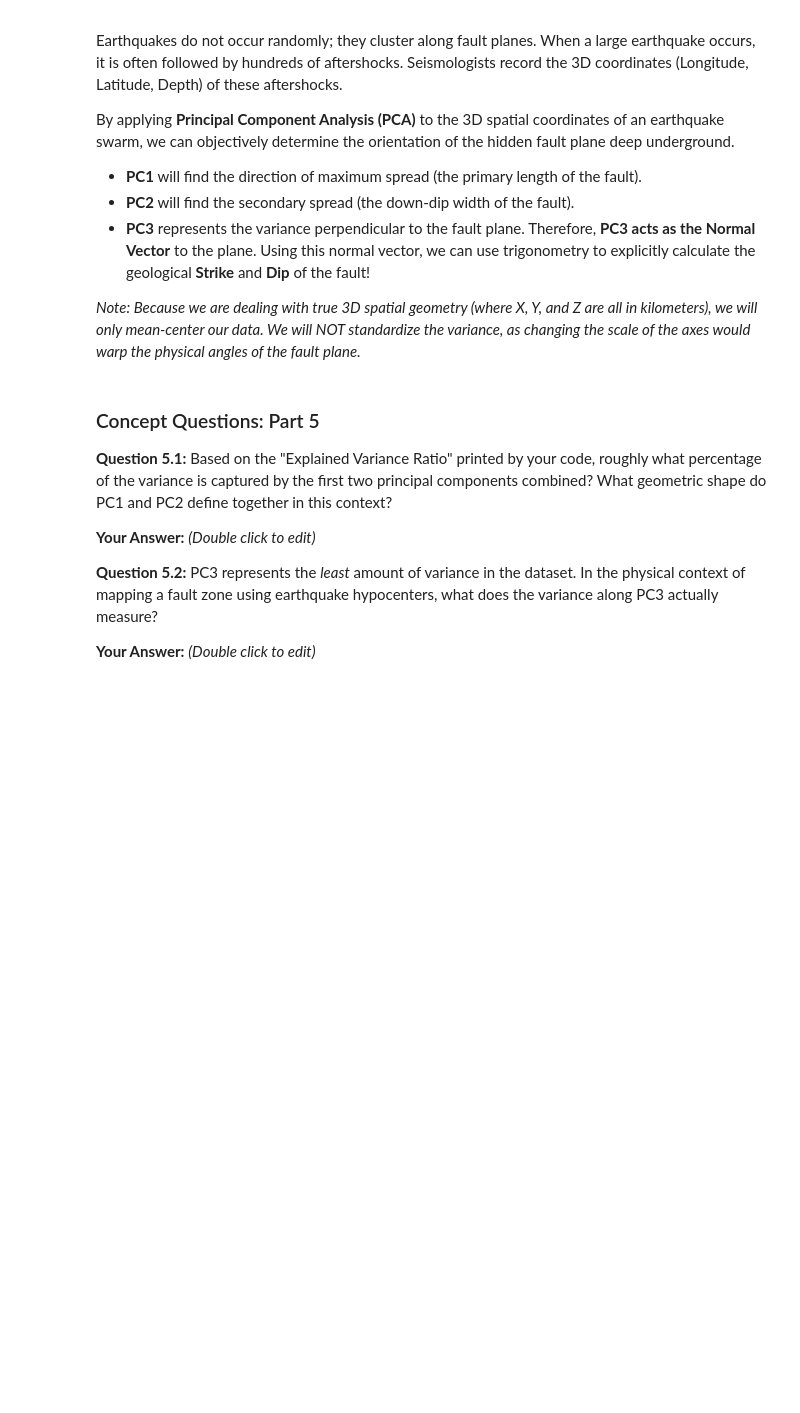
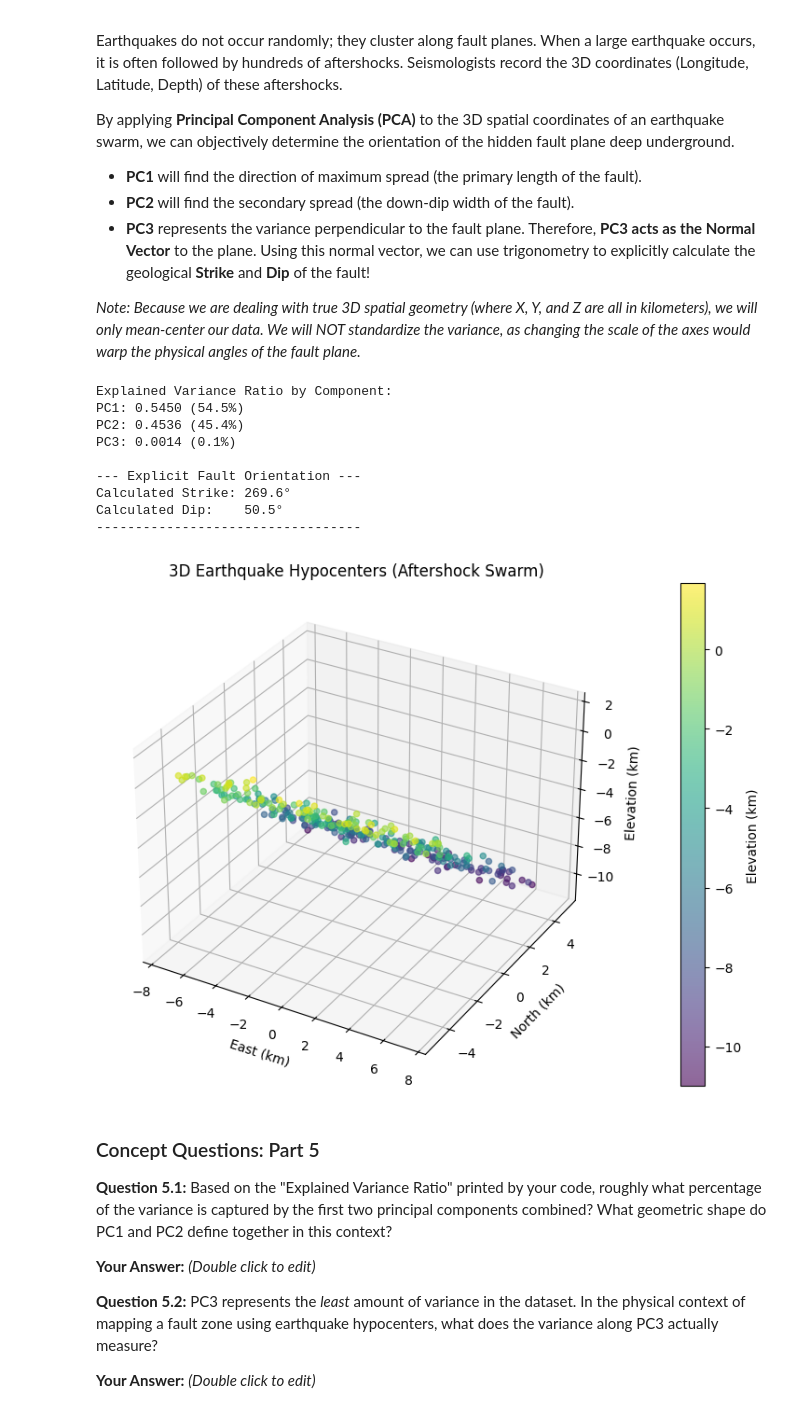
Before and after one commit to a-walk12/ES2245-Repository, a Jupyter notebook: ES2245_lab10.ipynb, the cells around one changed output. Cells and saved outputs as stored; diff of their text form; code cells hidden in the pictures; blank space fills up the shorter version.

```diff
--- a/ES2245_lab10.ipynb
+++ b/ES2245_lab10.ipynb
@@ -299,7 +303,7 @@ centered_eq = df_eq - df_eq.mean()
 
 # YOUR CODE HERE: Apply PCA to the 3D spatial data (set n_components=3)
 pca_eq = PCA(n_components=3)
-pc_array = pca.fit_transform(centered_eq)
+pca_eq.fit_transform(centered_eq)
 
 
 # UNCOMMENT the lines below once you have fitted your PCA model
@@ -312,43 +316,54 @@ for i, var in enumerate(pca_eq.explained_variance_ratio_):
 # =====================================================================
 
 # YOUR CODE HERE: Extract the 3rd principal component (the normal vector to the fault plane)
 # Hint: Look at the `components_` attribute of your fitted PCA object. Remember Python uses 0-based indexing.
-# nx, ny, nz =
+nx, ny, nz = pca_eq.components_[2]
 
 
 # Ensure normal vector points generally upwards for standard dip calculation
 # UNCOMMENT below once nx, ny, nz are defined
-# if nz < 0:
-#     nx, ny, nz = -nx, -ny, -nz
+if nz < 0:
+    nx, ny, nz = -nx, -ny, -nz
 
 # YOUR CODE HERE: Calculate the DIP angle (in degrees)
 # Hint: Since PCA components are unit vectors, np.arccos(nz) gives the dip angle in radians.
 # Convert it to degrees using np.degrees().
-# dip_deg = ...
+dip_deg = np.degrees(np.arccos(nz))
 
 
 # STRIKE: Derived from the dip direction (horizontal projection of the normal vector)
 # UNCOMMENT below once nx and ny are defined to calculate strike
-# dip_direction_deg = (np.degrees(np.arctan2(nx, ny)) + 360) % 360
-# strike_deg = (dip_direction_deg - 90) % 360
+dip_direction_deg = (np.degrees(np.arctan2(nx, ny)) + 360) % 360
+strike_deg = (dip_direction_deg - 90) % 360
 
 # UNCOMMENT to print explicit orientations
-# print(f"\n--- Explicit Fault Orientation ---")
-# print(f"Calculated Strike: {strike_deg:.1f}°")
-# print(f"Calculated Dip:    {dip_deg:.1f}°")
-# print(f"----------------------------------")
+print(f"\n--- Explicit Fault Orientation ---")
+print(f"Calculated Strike: {strike_deg:.1f}°")
+print(f"Calculated Dip:    {dip_deg:.1f}°")
+print(f"----------------------------------")
 
 # Plotting the 3D earthquake swarm
 fig = plt.figure(figsize=(10, 7))
 ax = fig.add_subplot(111, projection='3d')
 sc = ax.scatter(df_eq['X_km'], df_eq['Y_km'], df_eq['Z_km'], c=df_eq['Z_km'], cmap='viridis', alpha=0.6)
 
 ax.set_title('3D Earthquake Hypocenters (Aftershock Swarm)')
 ax.set_xlabel('East (km)')
 ax.set_ylabel('North (km)')
 ax.set_zlabel('Elevation (km)')
 plt.colorbar(sc, label='Elevation (km)', pad=0.1)
 plt.show()
+# %% [output]
+Explained Variance Ratio by Component:
+PC1: 0.5450 (54.5%)
+PC2: 0.4536 (45.4%)
+PC3: 0.0014 (0.1%)
+
+--- Explicit Fault Orientation ---
+Calculated Strike: 269.6°
+Calculated Dip:    50.5°
+----------------------------------
+[figure, added]
 # %% [markdown]
 ### Concept Questions: Part 5
 **Question 5.1:** Based on the "Explained Variance Ratio" printed by your code, roughly what percentage of the variance is captured by the first two principal components combined? What geometric shape do PC1 and PC2 define together in this context?
```
Also changed, not shown: parts of 5 cells of this notebook.
